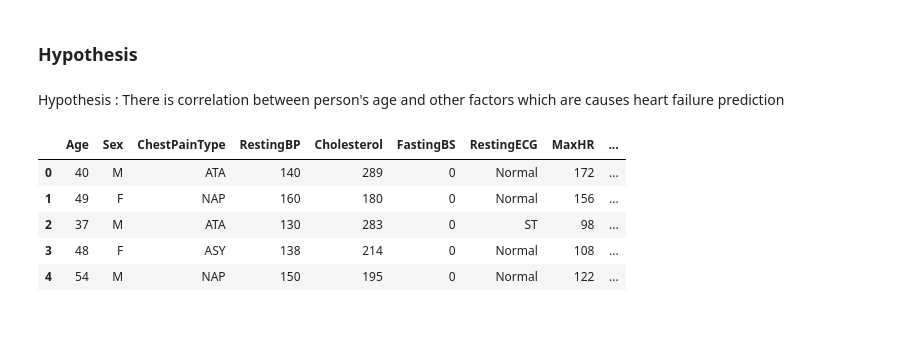
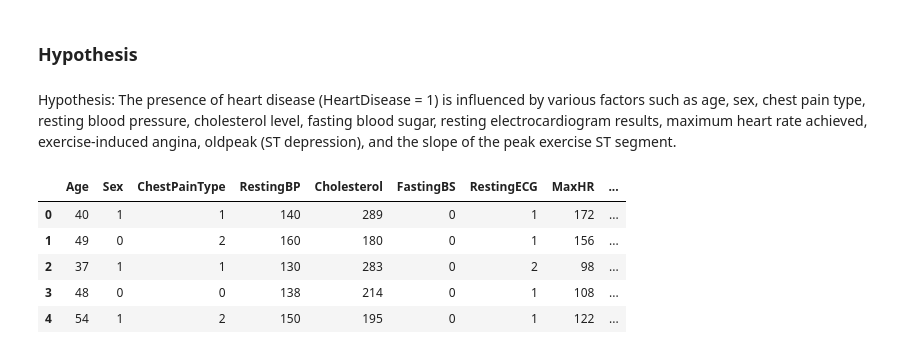
Before and after one commit to rinkal-raj/LHL-FINAL-PROJECT, a Jupyter notebook: notebooks/Multivariate_Regration_model.ipynb, the cells around one changed output. Saved outputs shown, nothing was run; the diff lists cells and outputs as text; code cells hidden in the pictures; blank space fills up the shorter version.

```diff
--- a/notebooks/Multivariate_Regration_model.ipynb
+++ b/notebooks/Multivariate_Regration_model.ipynb
@@ -8,16 +8,16 @@ import statsmodels.api as sm
 from sklearn import linear_model, datasets
 # %% [markdown]
 ### Hypothesis
-# %% [markdown]
-Hypothesis : There is correlation between person's age and other factors which are causes heart failure prediction
+# %% [markdown]
+Hypothesis: The presence of heart disease (HeartDisease = 1) is influenced by various factors such as age, sex, chest pain type, resting blood pressure, cholesterol level, fasting blood sugar, resting electrocardiogram results, maximum heart rate achieved, exercise-induced angina, oldpeak (ST depression), and the slope of the peak exercise ST segment.
 # %%
-df = pd.read_csv('heart.csv')
+df = pd.read_csv('../data/heart_encoding.csv')
 
 df.head(5)
 # %% [output]
 |  | Age | Sex | ChestPainType | RestingBP | Cholesterol | FastingBS | RestingECG | MaxHR | ... |
-| 0 | 40 | M | ATA | 140 | 289 | 0 | Normal | 172 | ... |
-| 1 | 49 | F | NAP | 160 | 180 | 0 | Normal | 156 | ... |
-| 2 | 37 | M | ATA | 130 | 283 | 0 | ST | 98 | ... |
-| 3 | 48 | F | ASY | 138 | 214 | 0 | Normal | 108 | ... |
-| 4 | 54 | M | NAP | 150 | 195 | 0 | Normal | 122 | ... |
+| 0 | 40 | 1 | 1 | 140 | 289 | 0 | 1 | 172 | ... |
+| 1 | 49 | 0 | 2 | 160 | 180 | 0 | 1 | 156 | ... |
+| 2 | 37 | 1 | 1 | 130 | 283 | 0 | 2 | 98 | ... |
+| 3 | 48 | 0 | 0 | 138 | 214 | 0 | 1 | 108 | ... |
+| 4 | 54 | 1 | 2 | 150 | 195 | 0 | 1 | 122 | ... |
```
Also changed, not shown: parts of 4 cells of this notebook, 9 other files.
